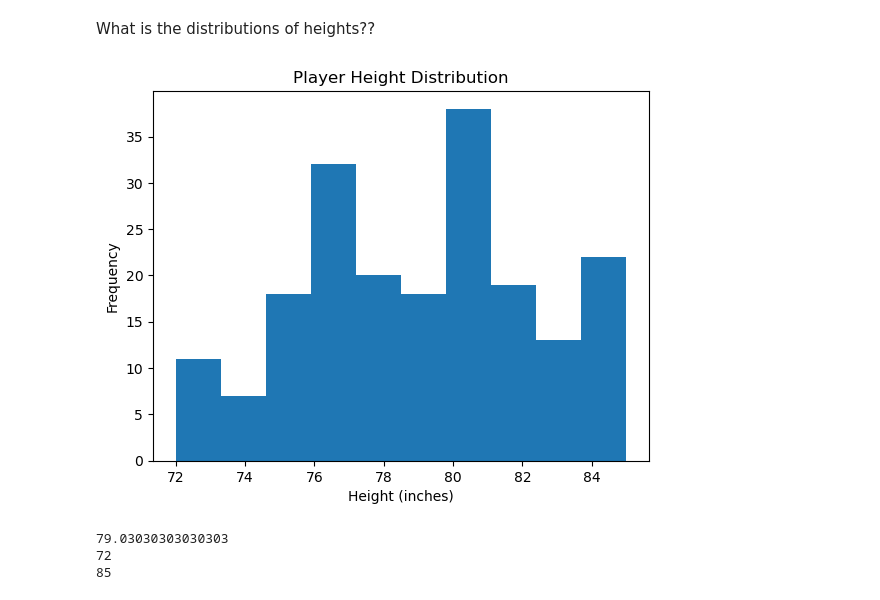
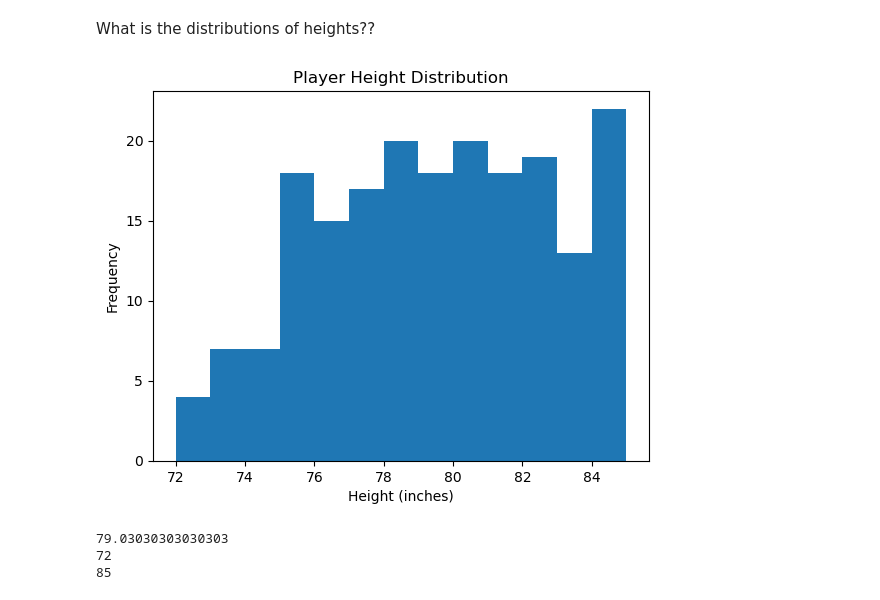
Before and after one commit to dlesueur/386Project, a Jupyter notebook: EDA.ipynb, the cells around one changed output. Saved outputs shown, nothing was run; the diff lists cells and outputs as text; code cells hidden in the pictures.

```diff
--- a/EDA.ipynb
+++ b/EDA.ipynb
@@ -263,13 +263,13 @@ plt.show()
 # %% [markdown]
 What is the distributions of heights??
 # %%
-plt.hist(x = player_points['height'], bins = 10)
+plt.hist(x = player_points['height'], bins = 13)
 plt.xlabel('Height (inches)')
 plt.ylabel('Frequency')
 plt.title('Player Height Distribution')
 plt.show()
 # %% [output]
-[figure, old version]
+[figure, new version]
 # %%
 print(player_points['height'].mean())
 print(player_points['height'].min())
```
Also changed, not shown: 2 other files.
